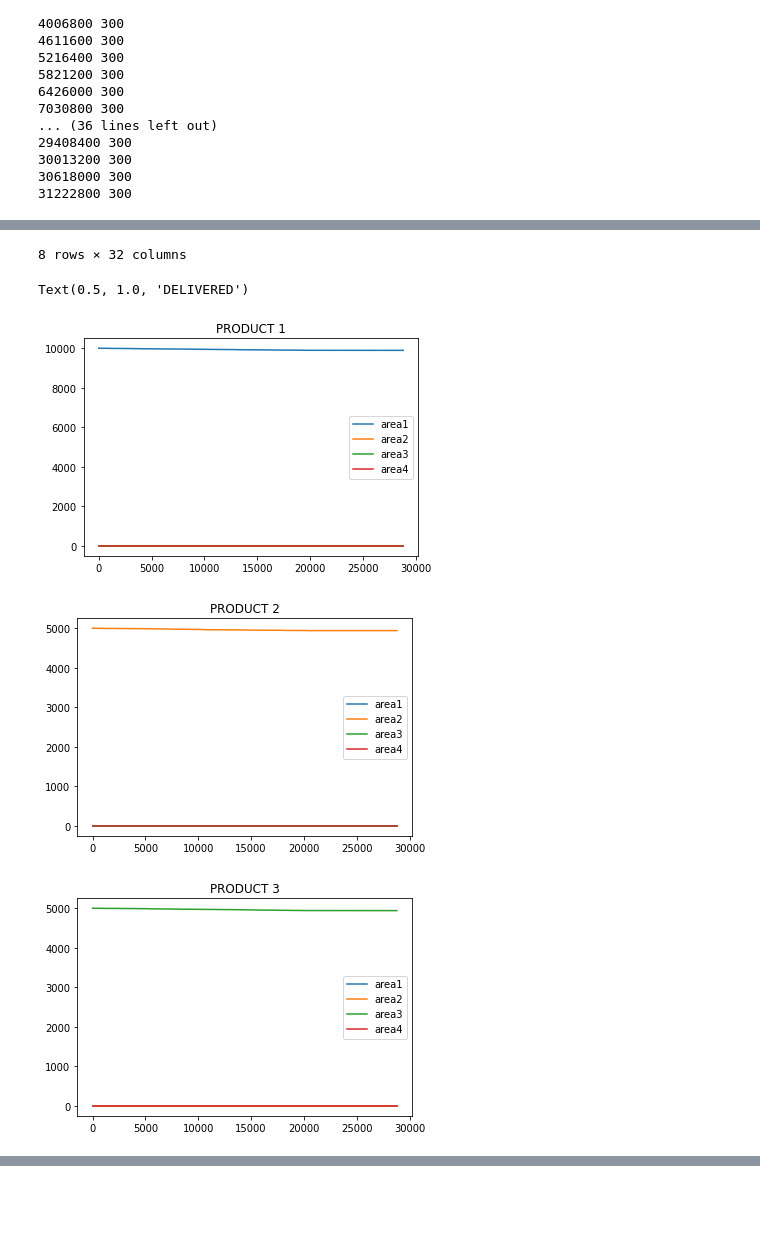
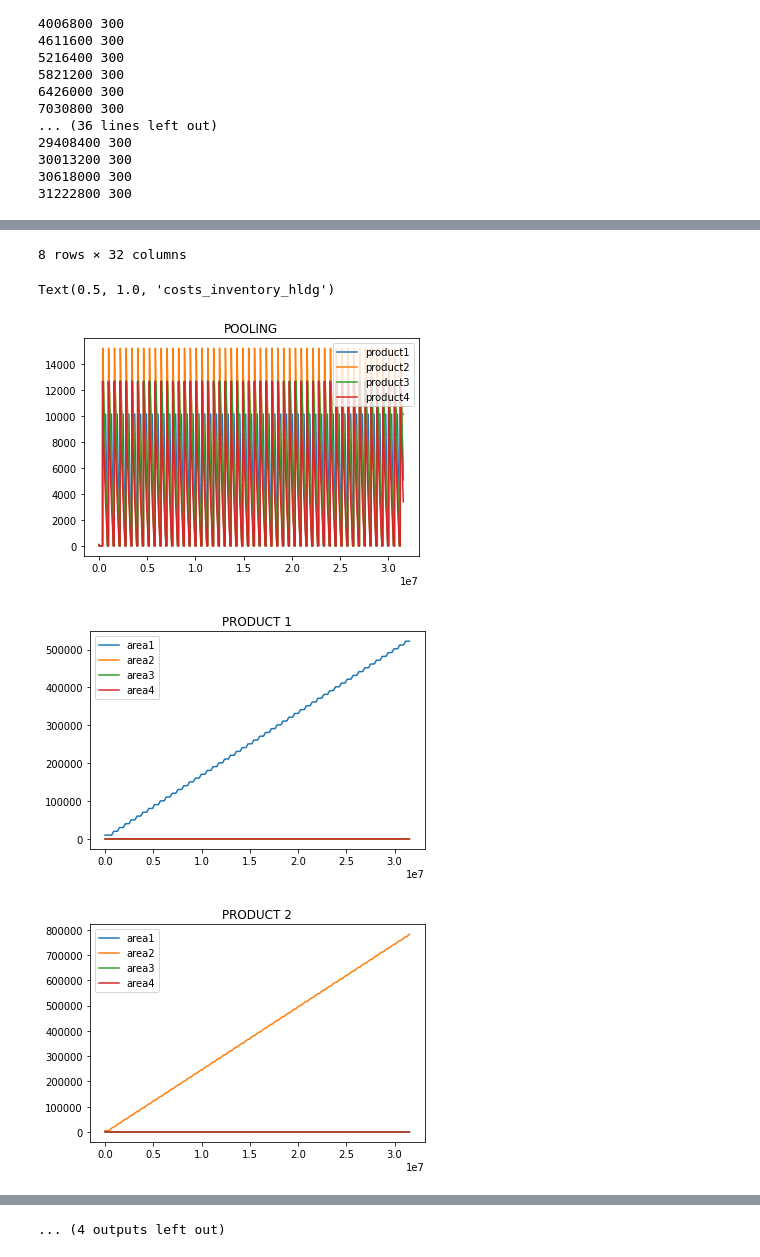
Before and after one commit to reed000/msba_schain_22, a Jupyter notebook: explore.ipynb, the cells around one changed output, grey strips where cells are left out. Saved outputs shown, nothing was run; the diff lists cells and outputs as text; code cells hidden in the pictures; blank space fills up the shorter version.

```diff
--- a/explore.ipynb
+++ b/explore.ipynb
@@ -231,6 +231,15 @@ df = pd.read_csv('output/simout.csv')
 df=df.rename(columns={'Unnamed: 0':'time'})
 
 display(df.describe())
+
+plt.figure()
+plt.plot(df['time'], df['parking_p1'], label='product1')
+plt.plot(df['time'], df['parking_p2'], label='product2')
+plt.plot(df['time'], df['parking_p3'], label='product3')
+plt.plot(df['time'], df['parking_p4'], label='product4')
+plt.legend()
+plt.title('POOLING')
+
 
 plt.figure()
 plt.plot(df['time'], df['storage_a1_p1'], label='area1')
@@ -273,5 +282,35 @@ plt.plot(df['time'], df['temp_packing_p3'], label='prod3')
 plt.plot(df['time'], df['temp_packing_p4'], label='prod4')
 plt.legend()
 plt.title('DELIVERED')
+
+
+plt.figure()
+plt.plot(df['time'], df['revenue'], label='revenue')
+plt.title('revenue')
+
+
+plt.figure()
+plt.plot(df['time'], df['costs_labor'], label='costs_labor')
+plt.title('costs_labor')
+
+plt.figure()
+plt.plot(df['time'], df['costs_delivery'], label='costs_delivery')
+plt.title('costs_delivery')
+
+plt.figure()
+plt.plot(df['time'], df['costs_lost_sales'], label='costs_lost_sales')
+plt.title('costs_lost_sales')
+
+plt.figure()
+plt.plot(df['time'], df['costs_facilities_fxd'], label='costs_facilities_fxd')
+plt.title('costs_facilities_fxd')
+
+plt.figure()
+plt.plot(df['time'], df['costs_packing_stn'], label='costs_packing_stn')
+plt.title('costs_packing_stn')
+
+plt.figure()
+plt.plot(df['time'], df['costs_inventory_hldg'], label='costs_inventory_hldg')
+plt.title('costs_inventory_hldg')
 # %% [output]
 |  | time | parking_p1 | parking_p2 | parking_p3 | parking_p4 | storage_a1_p1 | storage_a1_p2 | storage_a1_p3 | ... |
@@ -286,5 +325,5 @@ plt.title('DELIVERED')
 8 rows × 32 columns
-Text(0.5, 1.0, 'DELIVERED')
+Text(0.5, 1.0, 'costs_inventory_hldg')
-[figure, old version]
+[figure, new version]
-[figure, old version]
+[figure, new version]
-[figure, old version]
+[figure, new version]
@@ -293,3 +336,4 @@ Text(0.5, 1.0, 'DELIVERED')
+... (4 outputs left out)
 # %% [markdown]
 <a style='text-decoration:none;line-height:16px;display:flex;color:#5B5B62;padding:10px;justify-content:end;' href='https://deepnote.com?utm_source=created-in-deepnote-cell&projectId=49b2f27e-3adc-4149-b31f-ff16a80fd77c' target="_blank">
 <img alt='Created in deepnote.com' style='display:inline;max-height:16px;margin:0px;margin-right:7.5px;' src='embedded-picture-1' > </img>
```
Also changed, not shown: parts of 1 cell of this notebook, 4 other files.
